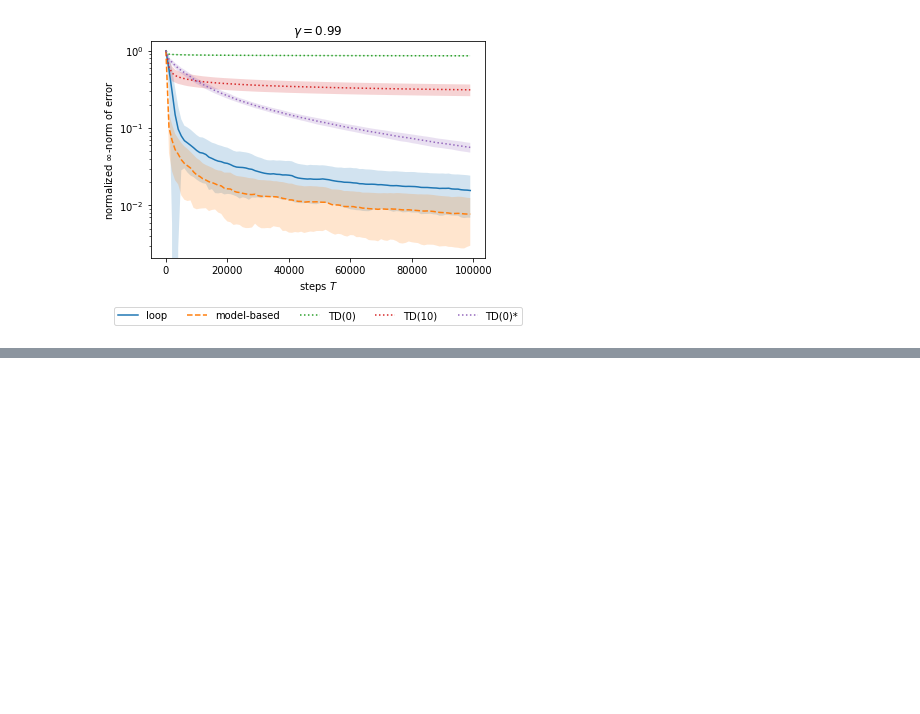
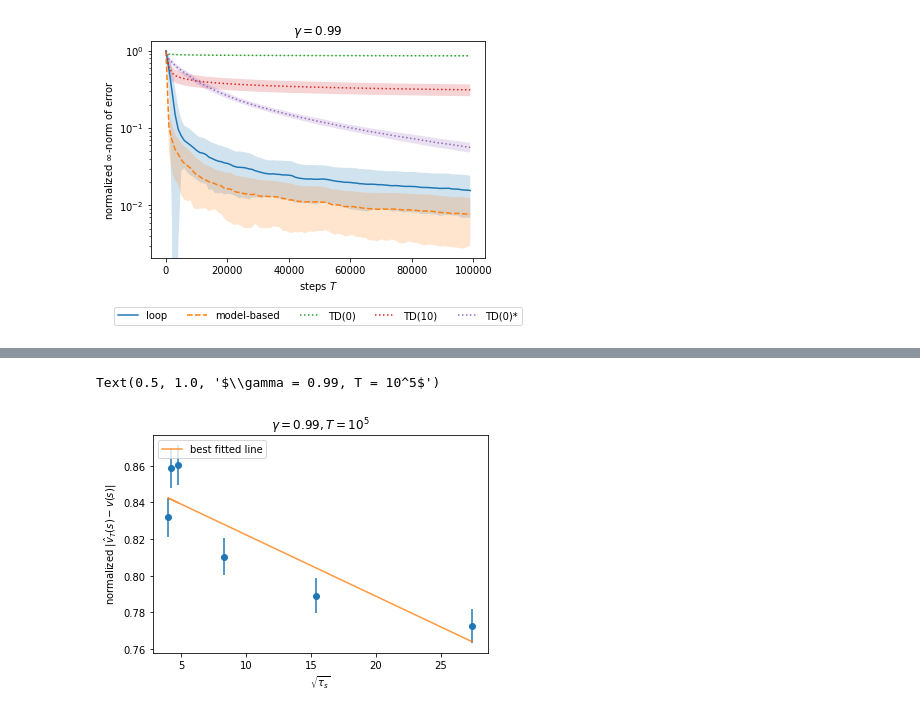
Before and after one commit to falcondai/loop-estimator, a Jupyter notebook: demo.ipynb, the cells around one changed output, grey strips where cells are left out. Drawn from its saved outputs; the diff is of its cells as text; code cells hidden in the pictures; blank space fills up the shorter version.

```diff
--- a/demo.ipynb
+++ b/demo.ipynb
@@ -66,12 +89,13 @@ v
 array([0.51032133, 0.69932923, 1.02134269, 1.50695559, 2.22695825,
        3.29175849])
 # %%
-# Experiment setting
-n_sample_paths = 10
+# Experiment setting (Takes about an hour on a workstation)
+n_sample_paths = 200
 n_chunks = 100
 len_chunk = 1000
 initial_state = 0
 discount = 0.99
+v = exact(mrp.p, mrp.r, discount)
 
 # Log estimates
 vs_loop = zeros((n_sample_paths, n_chunks, mrp.n_states))
@@ -229,0 +208,21 @@ vs_loop.shape
+# %%
+# Assess the scaling of error over tau_s for an alternative method, TD(0)
+# Plot the estimation errors with standard deviations over states
+dd = np.abs(vs_td - v.reshape((1, 1, -1)))[:, -1, :]
+dd /= max_v
+dmean = dd.mean(0)
+derr = dd.std(0)
+steps = arange(0, n_chunks * len_chunk, len_chunk)
+# Fit a line
+xx = sqrt(tau)
+b, m = polyfit(xx, dmean, deg=1, w=1 / derr)
+errorbar(xx, dmean, yerr=derr, fmt='o', label=None, alpha=1)
+plot(xx, b + m * xx, '-', alpha=0.8, label='best fitted line')
+
+legend(loc='upper left')
+xlabel(r'$\sqrt{\tau_s}$')
+ylabel(r'normalized $| \hat{v}_T(s) - v(s) |$')
+title(r'$\gamma = %.2f, T = 10^5$' % discount)
+# %% [output]
+Text(0.5, 1.0, '$\\gamma = 0.99, T = 10^5$')
+[figure, added]
```
Also changed, not shown: parts of 13 cells of this notebook, 28 other files.
